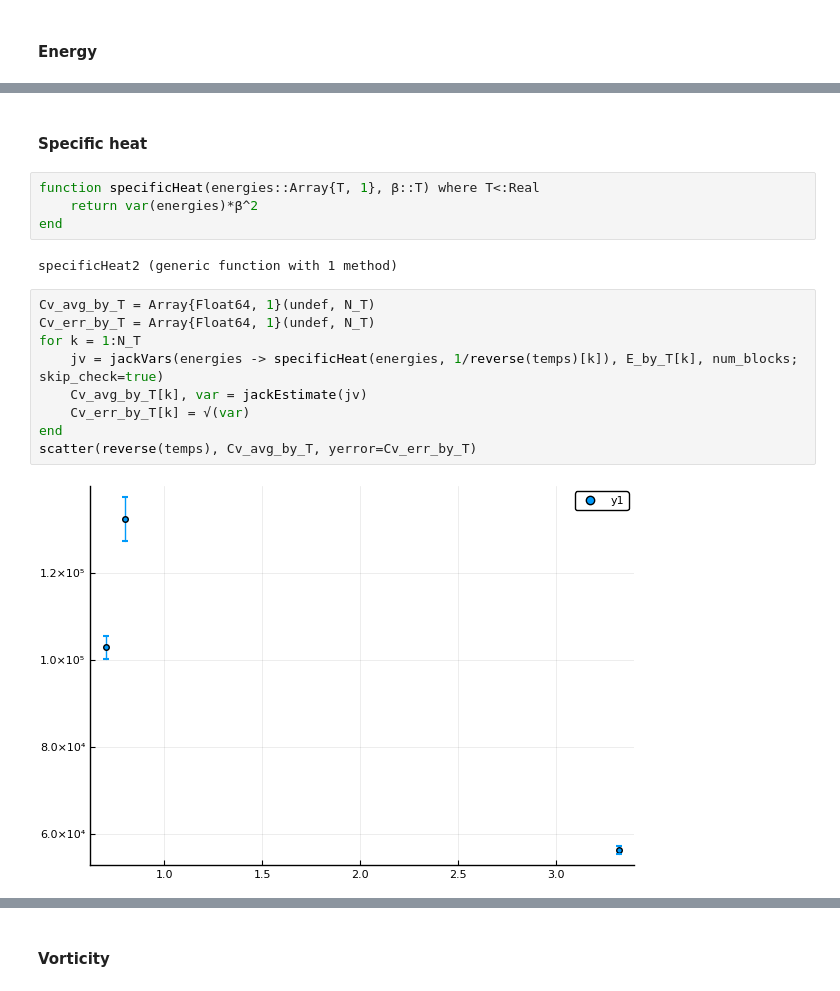
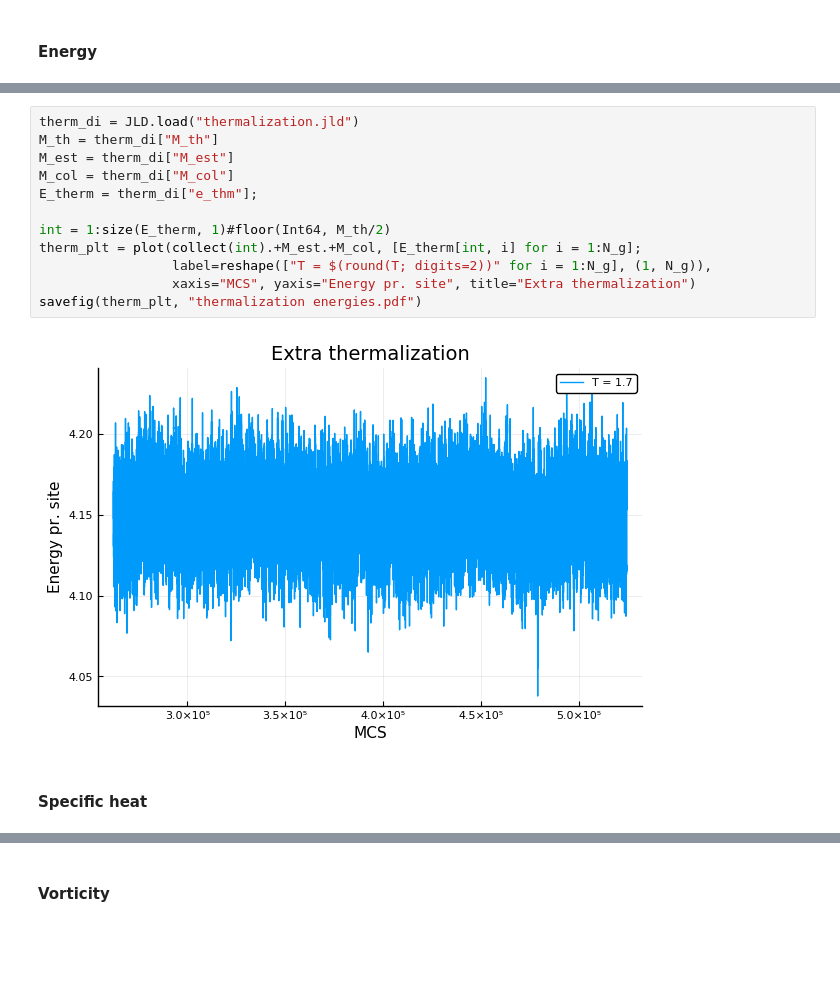
Before and after one commit to 9cco/finite-temp-vortex-lattice, a Jupyter notebook: Notebooks/Script postprocessing.ipynb, the cells around one changed output, grey strips where cells are left out. Cells and saved outputs as stored; diff of their text form; blank space fills up the shorter version.

```diff
--- a/Notebooks/Script postprocessing.ipynb
+++ b/Notebooks/Script postprocessing.ipynb
@@ -168,19 +87,16 @@ cd("../")
+# %%
+therm_di = JLD.load("thermalization.jld")
+M_th = therm_di["M_th"]
+M_est = therm_di["M_est"]
+M_col = therm_di["M_col"]
+E_therm = therm_di["e_thm"];
+
+int = 1:size(E_therm, 1)#floor(Int64, M_th/2)
+therm_plt = plot(collect(int).+M_est.+M_col, [E_therm[int, i] for i = 1:N_g];
+                 label=reshape(["T = $(round(T; digits=2))" for i = 1:N_g], (1, N_g)),
+                 xaxis="MCS", yaxis="Energy pr. site", title="Extra thermalization")
+savefig(therm_plt, "thermalization energies.pdf")
+# %% [output]
+[figure, added]
 # %% [markdown]
 #### Specific heat
-# %%
-function specificHeat(energies::Array{T, 1}, β::T) where T<:Real
-    return var(energies)*β^2
-end
-# %% [output]
-specificHeat2 (generic function with 1 method)
-# %%
-Cv_avg_by_T = Array{Float64, 1}(undef, N_T)
-Cv_err_by_T = Array{Float64, 1}(undef, N_T)
-for k = 1:N_T
-    jv = jackVars(energies -> specificHeat(energies, 1/reverse(temps)[k]), E_by_T[k], num_blocks; skip_check=true)
-    Cv_avg_by_T[k], var = jackEstimate(jv)
-    Cv_err_by_T[k] = √(var)
-end
-scatter(reverse(temps), Cv_avg_by_T, yerror=Cv_err_by_T)
-# %% [output]
-[figure, removed]
```
Also changed, not shown: parts of 70 cells of this notebook, 2 other files.
